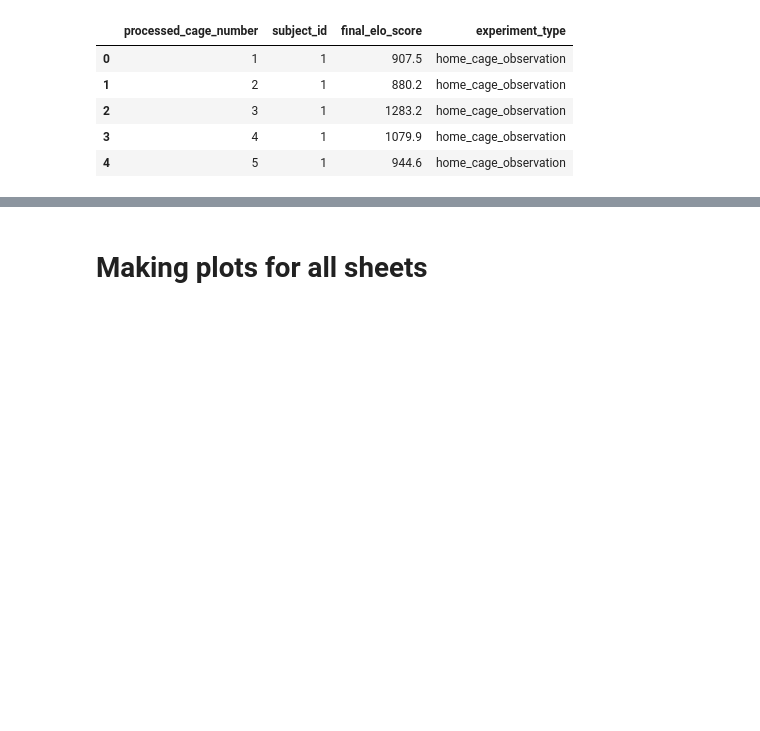
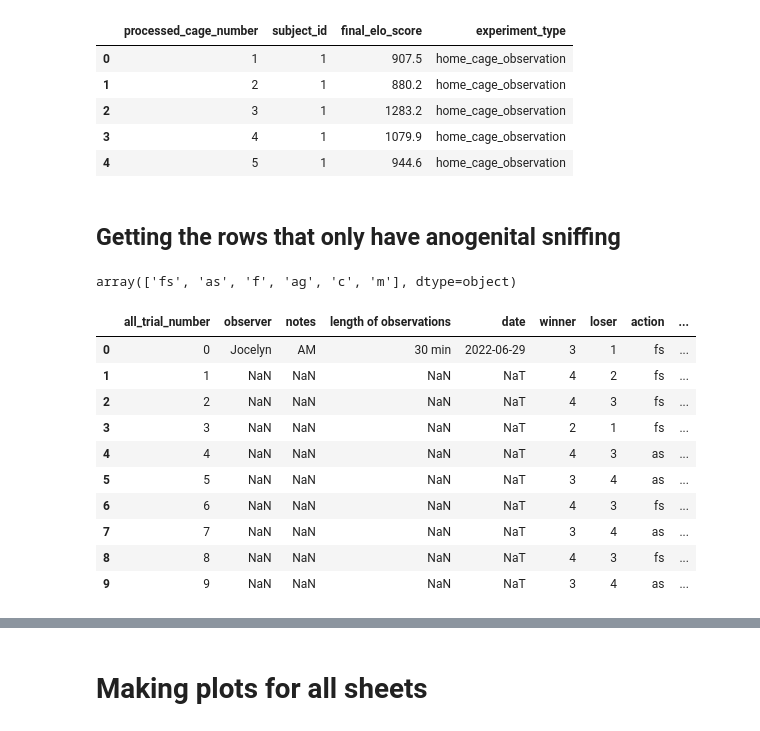
Before and after one commit to padillacoreanolab/behavioral_dataframe_processing, a Jupyter notebook: results/2022_08_31_sniffing_processing/pilot_2_home_cage_processing.ipynb, the cells around one changed output, grey strips where cells are left out. Cells and saved outputs as stored; diff of their text form; code cells hidden in the pictures; blank space fills up the shorter version.

```diff
--- a/results/2022_08_31_sniffing_processing/pilot_2_home_cage_processing.ipynb
+++ b/results/2022_08_31_sniffing_processing/pilot_2_home_cage_processing.ipynb
@@ -1075,3 +926,9 @@ id_to_final_elo_score_dataframe.head()
 | 2 | 3 | 1 | 1283.2 | home_cage_observation |
 | 3 | 4 | 1 | 1079.9 | home_cage_observation |
 | 4 | 5 | 1 | 944.6 | home_cage_observation |
+# %% [markdown]
+## Getting the rows that only have anogenital sniffing
+# %%
+sheet_name_to_everything["CAGE4"]["processed_behavior_recording_dataframe"]["action"].unique()
+# %% [output]
+array(['fs', 'as', 'f', 'ag', 'c', 'm'], dtype=object)
@@ -1077,0 +942,14 @@ id_to_final_elo_score_dataframe.head()
+# %%
+processed_behavior_recording_dataframe.head(n=10)
+# %% [output]
+|  | all_trial_number | observer | notes | length of observations | date | winner | loser | action | ... |
+| 0 | 0 | Jocelyn | AM | 30 min | 2022-06-29 | 3 | 1 | fs | ... |
+| 1 | 1 | NaN | NaN | NaN | NaT | 4 | 2 | fs | ... |
+| 2 | 2 | NaN | NaN | NaN | NaT | 4 | 3 | fs | ... |
+| 3 | 3 | NaN | NaN | NaN | NaT | 2 | 1 | fs | ... |
+| 4 | 4 | NaN | NaN | NaN | NaT | 4 | 3 | as | ... |
+| 5 | 5 | NaN | NaN | NaN | NaT | 3 | 4 | as | ... |
+| 6 | 6 | NaN | NaN | NaN | NaT | 4 | 3 | fs | ... |
+| 7 | 7 | NaN | NaN | NaN | NaT | 3 | 4 | as | ... |
+| 8 | 8 | NaN | NaN | NaN | NaT | 4 | 3 | fs | ... |
+| 9 | 9 | NaN | NaN | NaN | NaT | 3 | 4 | as | ... |
```
Also changed, not shown: parts of 88 cells of this notebook.
